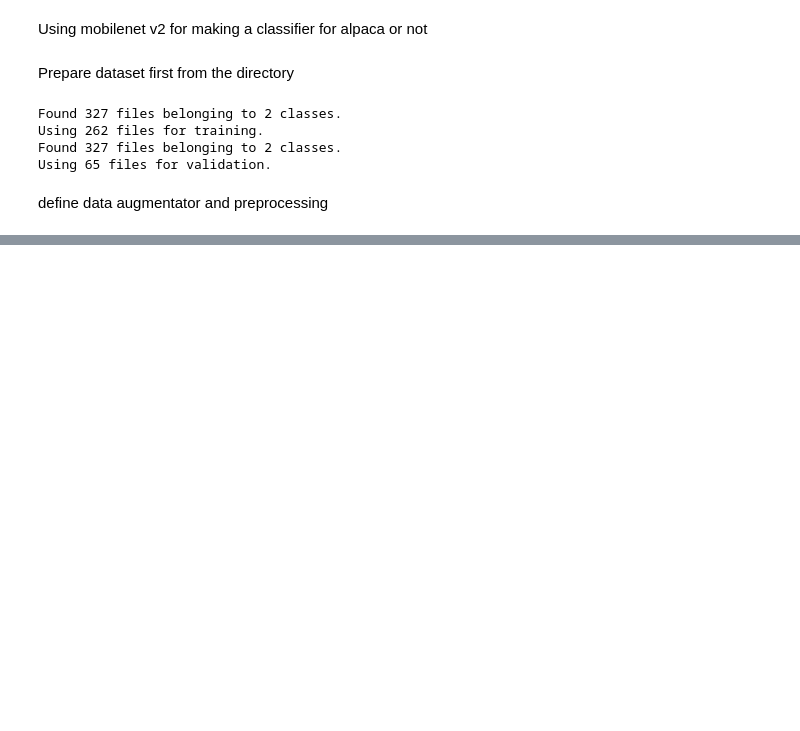
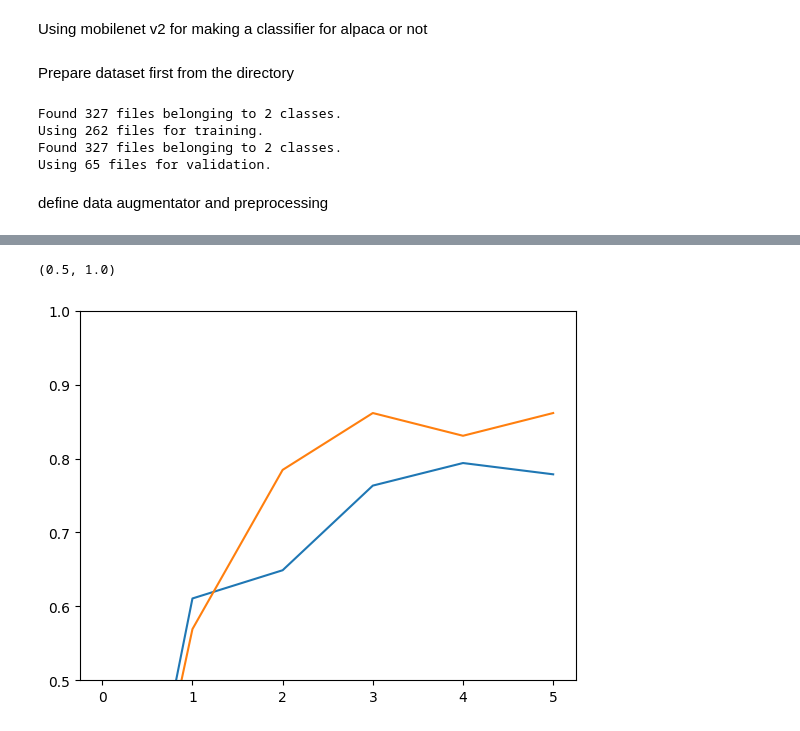
Before and after one commit to jebish/Deep-Learning, a Jupyter notebook: tl.ipynb, the cells around one changed output, grey strips where cells are left out. Saved outputs shown, nothing was run; the diff lists cells and outputs as text; code cells hidden in the pictures; blank space fills up the shorter version.

```diff
--- a/tl.ipynb
+++ b/tl.ipynb
@@ -115,3 +189,12 @@ Epoch 5/5
+# %%
+acc_1=[0.]+history.history['accuracy']
+val_acc_1=[0.]+history.history['val_accuracy']
+plt.plot(acc_1)
+plt.plot(val_acc_1)
+plt.ylim([0.5,1.0])
+# %% [output]
+(0.5, 1.0)
+[figure, added]
 # %%
 base_model.trainable=True
 fine_tune_at=126
```
Also changed, not shown: parts of 10 cells of this notebook, 7 other files.
